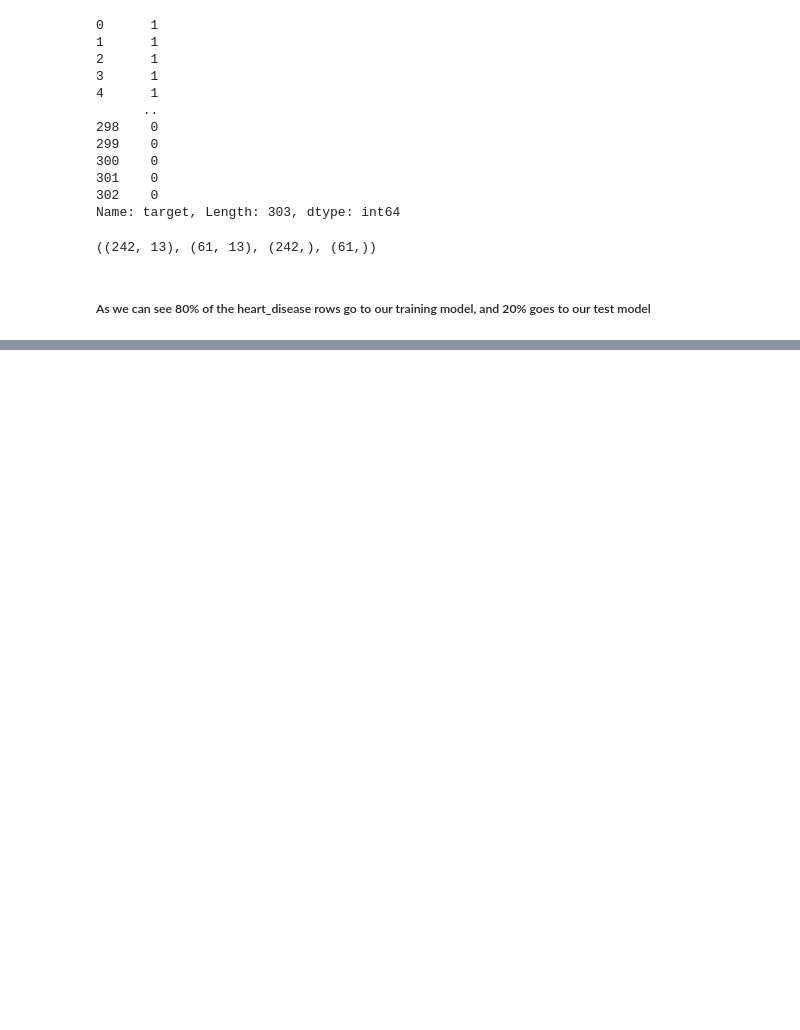
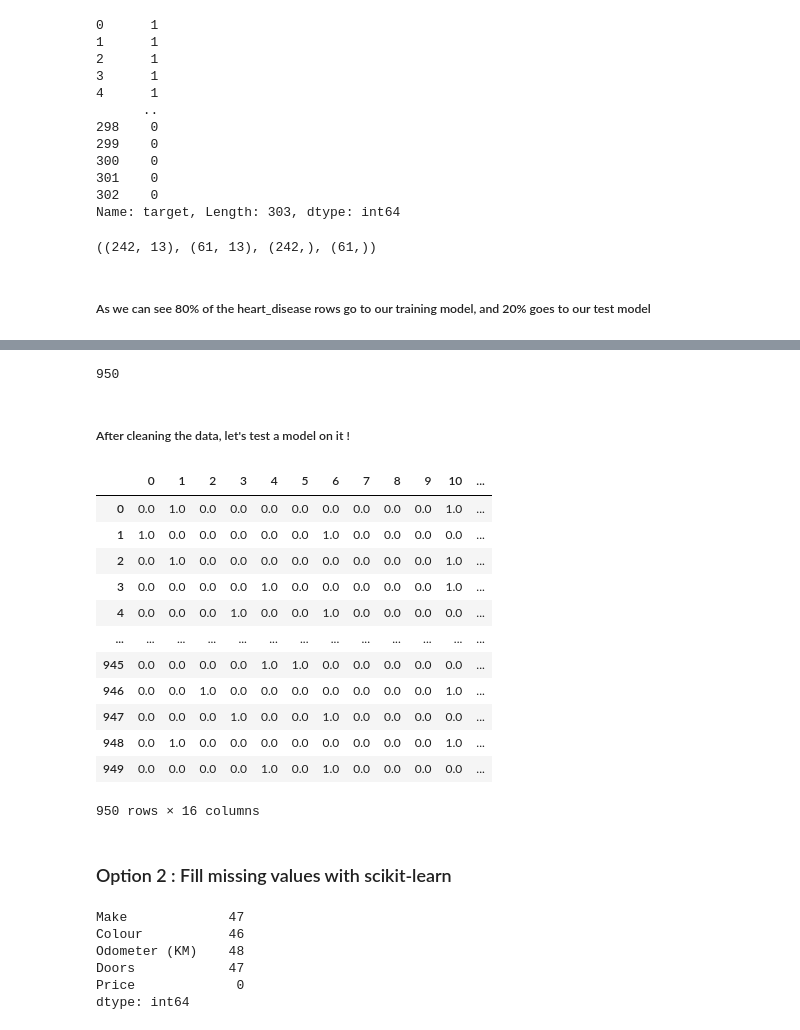
Before and after one commit to Rayani00/python, a Jupyter notebook: MLPerso/Scikit-learn/Introduction-to-scikiit-learn.ipynb, the cells around one changed output, grey strips where cells are left out. Drawn from its saved outputs; the diff is of its cells as text; code cells hidden in the pictures; blank space fills up the shorter version.

```diff
--- a/MLPerso/Scikit-learn/Introduction-to-scikiit-learn.ipynb
+++ b/MLPerso/Scikit-learn/Introduction-to-scikiit-learn.ipynb
@@ -284,0 +419,2 @@ X_train.shape, X_test.shape, y_train.shape, y_test.shape
+# %%
+car_sales_missing = pd.read_csv("/home/rayani00/Bureau/python/MLPerso/zero-to-mastery-ml-master/data/car-sales-extended-missing-data.csv")
@@ -284,0 +456,12 @@ X_train.shape, X_test.shape, y_train.shape, y_test.shape
+# %%
+# Fill the "Make" column
+car_sales_missing["Make"].fillna("Missing", inplace=True)
+
+# Fill the "Colour" column
+car_sales_missing["Colour"].fillna("Missing", inplace=True)
+
+# Fill the "Odometer (KM)" column
+car_sales_missing["Odometer (KM)"].fillna(car_sales_missing["Odometer (KM)"].mean(), inplace=True)
+
+# Fill the "Doors" column
+car_sales_missing["Doors"].fillna(4, inplace=True)
@@ -284,0 +484,9 @@ X_train.shape, X_test.shape, y_train.shape, y_test.shape
+# %%
+# Remove rows with missing Price value
+car_sales_missing.dropna(inplace=True)
+# %%
+len(car_sales_missing)
+# %% [output]
+950
+# %% [markdown]
+##### After cleaning the data, let's test a model on it !
@@ -284,0 +496,32 @@ X_train.shape, X_test.shape, y_train.shape, y_test.shape
+# %%
+# Turn the categorical features into numbers
+from sklearn.preprocessing import OneHotEncoder
+from sklearn.compose import ColumnTransformer
+
+categorical_features = ["Make", "Colour", "Doors"]
+# One hot is the method we'll use in this case
+categorical_features = ["Make", "Colour", "Doors"]
+one_hot = OneHotEncoder()
+transformer = ColumnTransformer([("one_hot",
+                                   one_hot,
+                                   categorical_features)],
+                                   remainder="passthrough")
+
+transformed_X = transformer.fit_transform(car_sales_missing)
+pd.DataFrame(transformed_X)
+# %% [output]
+|  | 0 | 1 | 2 | 3 | 4 | 5 | 6 | 7 | 8 | 9 | 10 | ... |
+| 0 | 0.0 | 1.0 | 0.0 | 0.0 | 0.0 | 0.0 | 0.0 | 0.0 | 0.0 | 0.0 | 1.0 | ... |
+| 1 | 1.0 | 0.0 | 0.0 | 0.0 | 0.0 | 0.0 | 1.0 | 0.0 | 0.0 | 0.0 | 0.0 | ... |
+| 2 | 0.0 | 1.0 | 0.0 | 0.0 | 0.0 | 0.0 | 0.0 | 0.0 | 0.0 | 0.0 | 1.0 | ... |
+| 3 | 0.0 | 0.0 | 0.0 | 0.0 | 1.0 | 0.0 | 0.0 | 0.0 | 0.0 | 0.0 | 1.0 | ... |
+| 4 | 0.0 | 0.0 | 0.0 | 1.0 | 0.0 | 0.0 | 1.0 | 0.0 | 0.0 | 0.0 | 0.0 | ... |
+| ... | ... | ... | ... | ... | ... | ... | ... | ... | ... | ... | ... | ... |
+| 945 | 0.0 | 0.0 | 0.0 | 0.0 | 1.0 | 1.0 | 0.0 | 0.0 | 0.0 | 0.0 | 0.0 | ... |
+| 946 | 0.0 | 0.0 | 1.0 | 0.0 | 0.0 | 0.0 | 0.0 | 0.0 | 0.0 | 0.0 | 1.0 | ... |
+| 947 | 0.0 | 0.0 | 0.0 | 1.0 | 0.0 | 0.0 | 1.0 | 0.0 | 0.0 | 0.0 | 0.0 | ... |
+| 948 | 0.0 | 1.0 | 0.0 | 0.0 | 0.0 | 0.0 | 0.0 | 0.0 | 0.0 | 0.0 | 1.0 | ... |
+| 949 | 0.0 | 0.0 | 0.0 | 0.0 | 1.0 | 0.0 | 1.0 | 0.0 | 0.0 | 0.0 | 0.0 | ... |
+950 rows × 16 columns
+# %% [markdown]
+### Option 2 : Fill missing values with scikit-learn
@@ -284,0 +530,9 @@ X_train.shape, X_test.shape, y_train.shape, y_test.shape
+# %%
+car_sales_missing.isna().sum()
+# %% [output]
+Make             47
+Colour           46
+Odometer (KM)    48
+Doors            47
+Price             0
+dtype: int64
```
Also changed, not shown: parts of 37 cells of this notebook, 1 other file.
